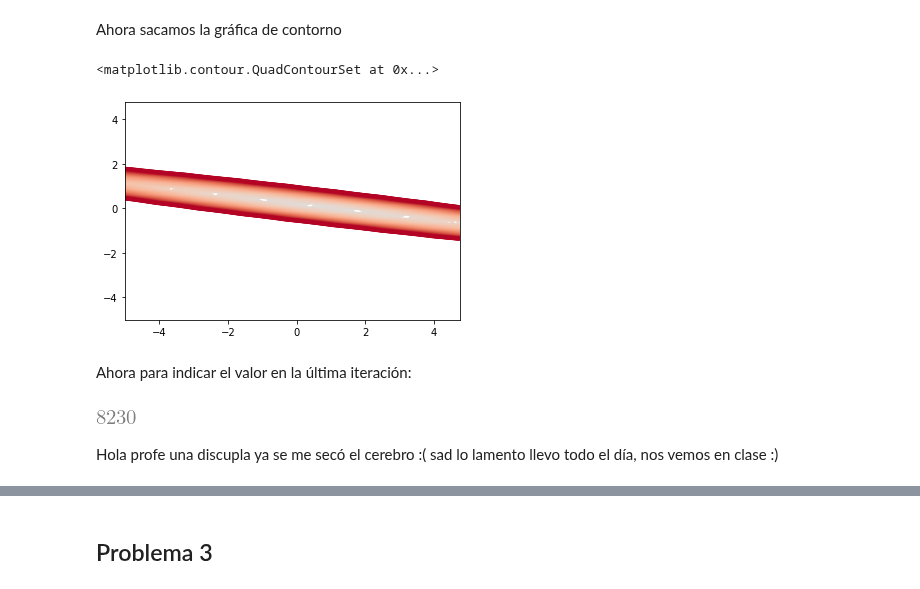
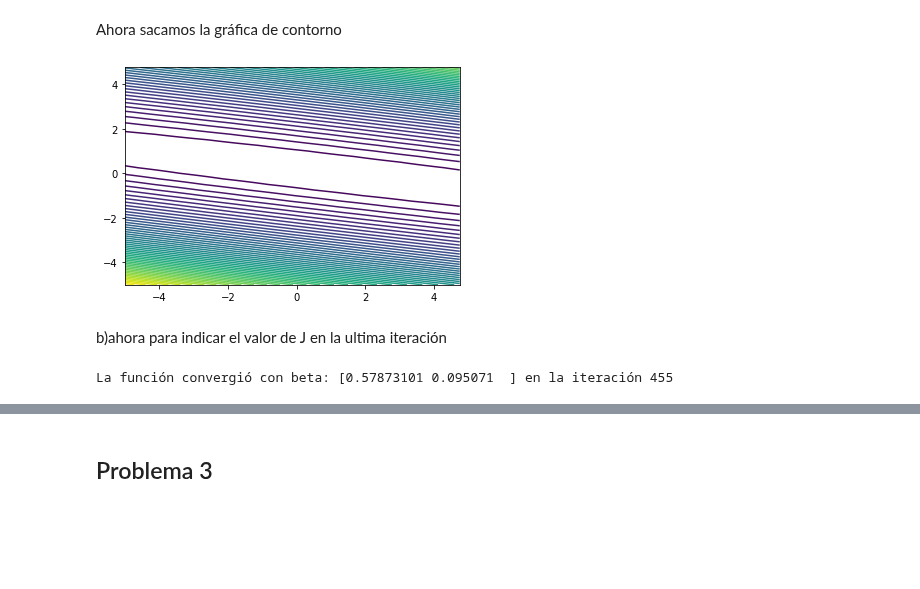
Before and after one commit to Skalas/Matematicas-Computacionales-fall2021, a Jupyter notebook: alumnos/feryarelle/tareas/tareafer1.ipynb, the cells around one changed output, grey strips where cells are left out. Drawn from its saved outputs; the diff is of its cells as text; code cells hidden in the pictures; blank space fills up the shorter version.

Commit message:
tarea 1 ahora SIIII

```diff
--- a/alumnos/feryarelle/tareas/tareafer1.ipynb
+++ b/alumnos/feryarelle/tareas/tareafer1.ipynb
@@ -224,17 +213,14 @@ ax.plot_surface(X,Y,Z)
 # %% [markdown]
 Ahora sacamos la gráfica de contorno
-# %%
-levels = np.arange(-8, 8,0.1 )
-plt.contour(bet0,bet1,Z,levels, linewidths=4,cmap=cm.coolwarm)
-# %% [output]
-<matplotlib.contour.QuadContourSet at 0x...>
-[figure, removed]
+# %%
+plt.contour(BET0,BET1,Z,50)
+plt.show()
+# %% [output]
+[figure, added]
 # %% [markdown]
-Ahora para indicar el valor en la última iteración:
+b)ahora para indicar el valor de J en la ultima iteración
-# %%
-ultima_iteracion = (ri.breaking_iteration - 1) if ri.breaking_iteration else (r.max_iters - 1)
-ultima_iteracion
-# %% [output]
-[figure, removed]
-# %% [markdown]
-Hola profe una discupla ya se me secó el cerebro :( sad lo lamento llevo todo el día, nos vemos en clase :)
+# %%
+r=RegresionLineal()
+r.gradientDescent(edad,altura)
+# %% [output]
+La función convergió con beta: [0.57873101 0.095071  ] en la iteración 455
```
Also changed, not shown: parts of 14 cells of this notebook, 15 other files.
